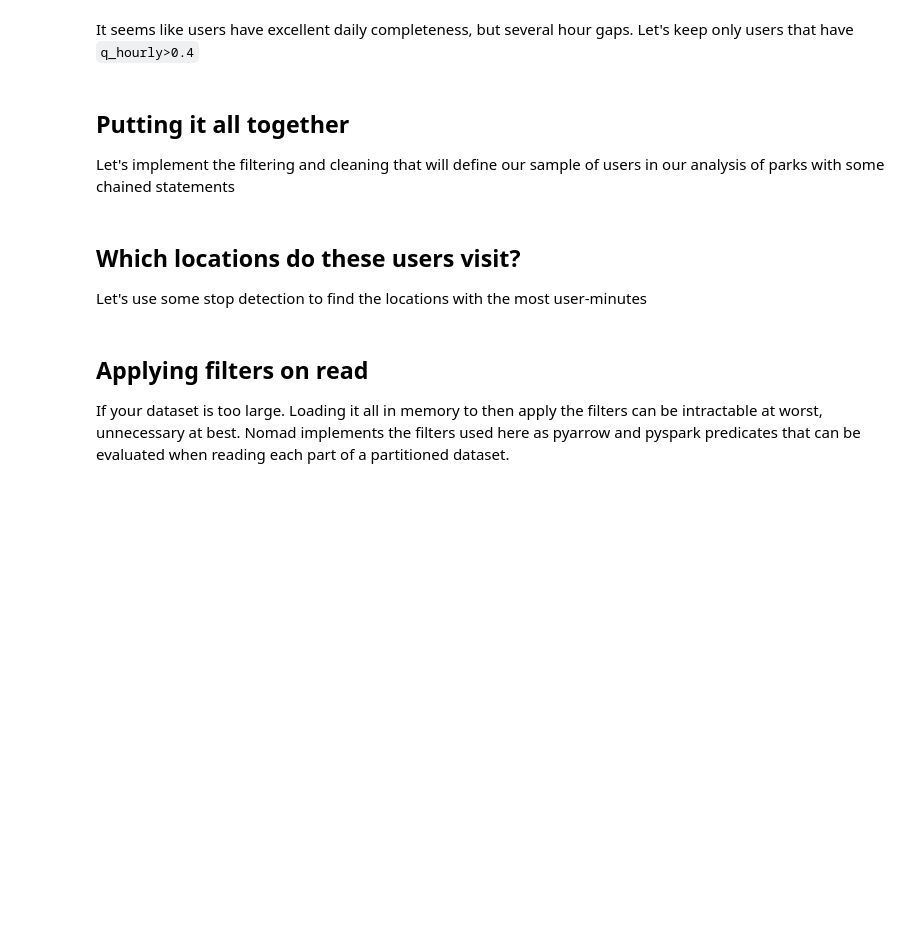
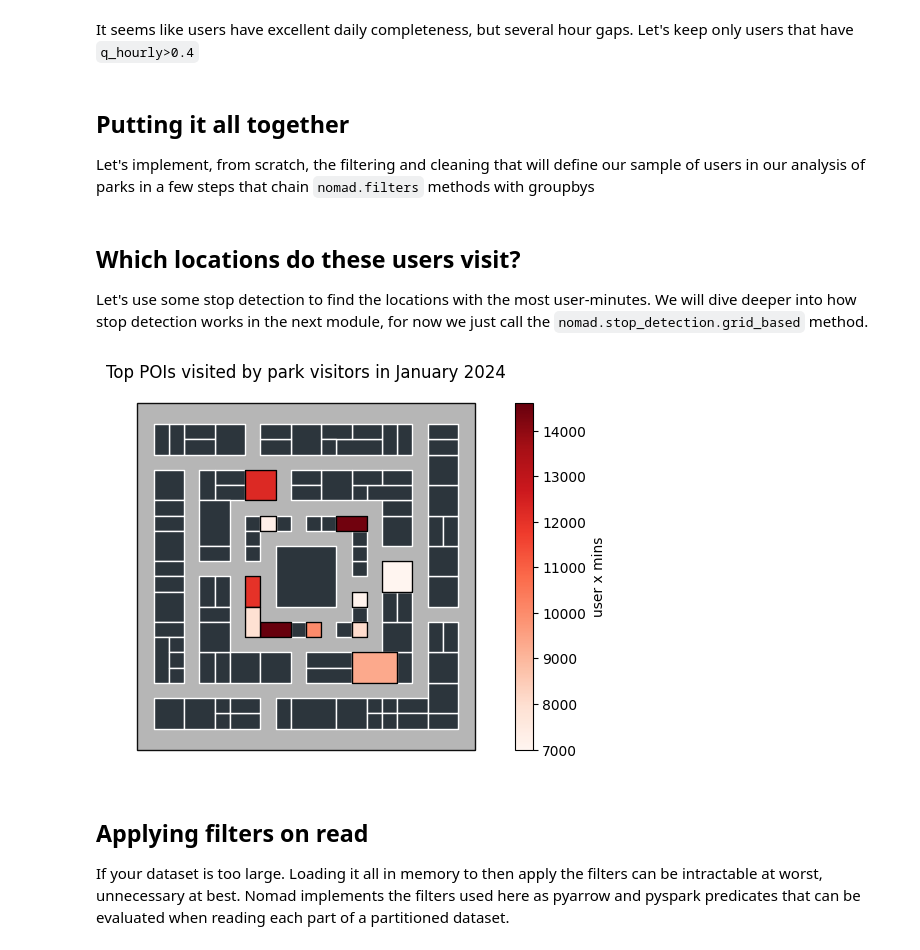
Before and after one commit to Watts-Lab/nomad, a Jupyter notebook: tutorials/IC2S2-2025/[2]filtering.ipynb, the cells around one changed output. Saved outputs shown, nothing was run; the diff lists cells and outputs as text; code cells hidden in the pictures; blank space fills up the shorter version.

```diff
--- a/tutorials/IC2S2-2025/[2]filtering.ipynb
+++ b/tutorials/IC2S2-2025/[2]filtering.ipynb
@@ -219,7 +261,7 @@ It seems like users have excellent daily completeness, but several hour gaps. Le
 # %% [markdown]
 ## Putting it all together
 
-Let's implement the filtering and cleaning that will define our sample of users in our analysis of parks with some chained statements
+Let's implement, from scratch, the filtering and cleaning that will define our sample of users in our analysis of parks in a few steps that chain `nomad.filters` methods with groupbys
 # %%
 # ingest
 tc = {"user_id": "gc_identifier", "timestamp": "unix_ts", "x": "dev_x", "y": "dev_y", "ha":"ha", "date":"date"}
@@ -252,7 +294,7 @@ user_sample = filters.completeness(traj_clean.query('user_id in @park_visitors')
 # %% [markdown]
 ## Which locations do these users visit?
 
-Let's use some stop detection to find the locations with the most user-minutes
+Let's use some stop detection to find the locations with the most user-minutes. We will dive deeper into how stop detection works in the next module, for now we just call the `nomad.stop_detection.grid_based` method.
 # %%
 %%time
 import nomad.visit_attribution as visits
@@ -261,20 +303,22 @@ import nomad.stop_detection.grid_based as stop_detection
 data_sample = traj_clean.query('user_id in @user_sample')
 data_sample['location_id'] = visits.poi_map( data_sample, poi_table=city, data_crs='EPSG:3857', x='x', y='y')
 
-stops = stop_detection.grid_based_per_user(data_sample, time_thresh=120, dur_min=5, x='x', y='y')
+stops = stop_detection.grid_based_per_user(data_sample, time_thresh=120, dur_min=5, x='x', y='y', location_id='location_id')
 # %%
 city['total_mins'] = stops.groupby('location_id').duration.sum()
-top_pois = city.user_mins.nlargest(12).iloc[1:].index  #  exclude the park
+top_pois = city.total_mins.nlargest(12).iloc[1:].index  #  exclude the park
 # %%
 fig, ax = plt.subplots(figsize=(6, 6))
 ax.set_axis_off()
 
 shp_plt.plot_polygon(outer_box, ax=ax, add_points=False, color='#0e0e0e')
 city.plot(ax=ax, edgecolor='white', color='#2c353c')
-city.loc[top_pois].plot(ax=ax, edgecolor='black', column='user_mins', cmap='Reds',  legend=True, legend_kwds={'shrink': 0.75, 'label':'user x mins'})
+city.loc[top_pois].plot(ax=ax, edgecolor='black', column='total_mins', cmap='Reds',  legend=True, legend_kwds={'shrink': 0.75, 'label':'user x mins'})
 
 ax.set_title("Top POIs visited by park visitors in January 2024")
 plt.show()
+# %% [output]
+[figure, added]
 # %% [markdown]
 ## Applying filters on read
 
```
Also changed, not shown: parts of 11 cells of this notebook, 5 other files.
